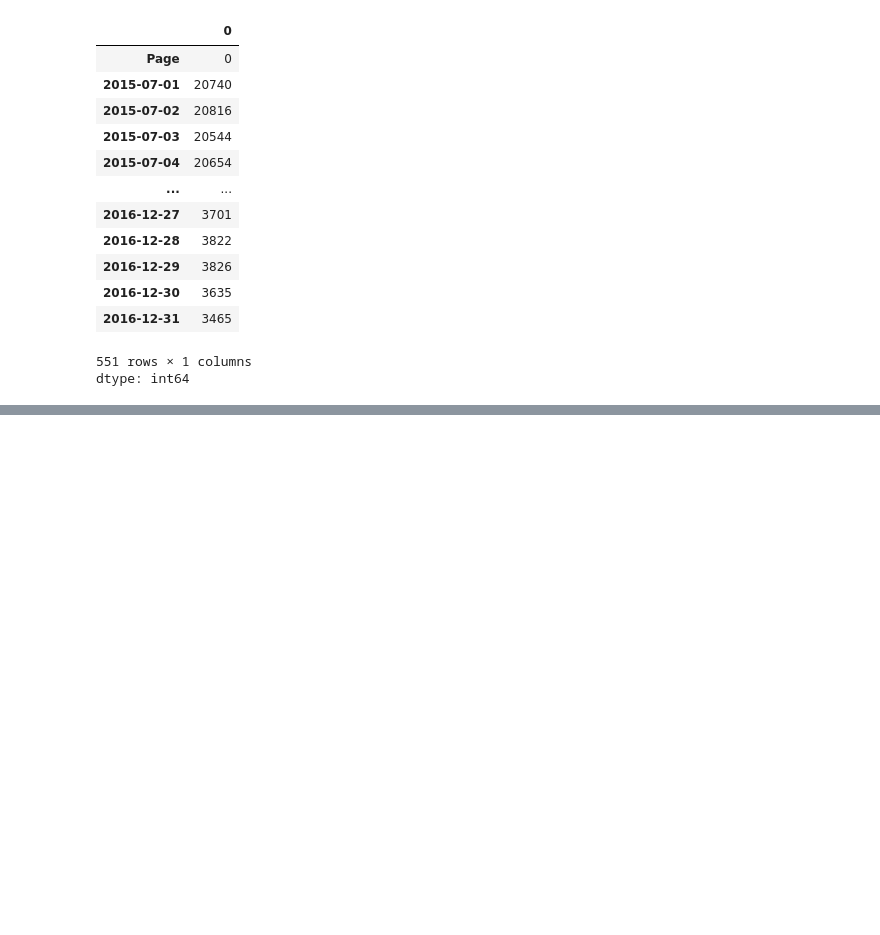
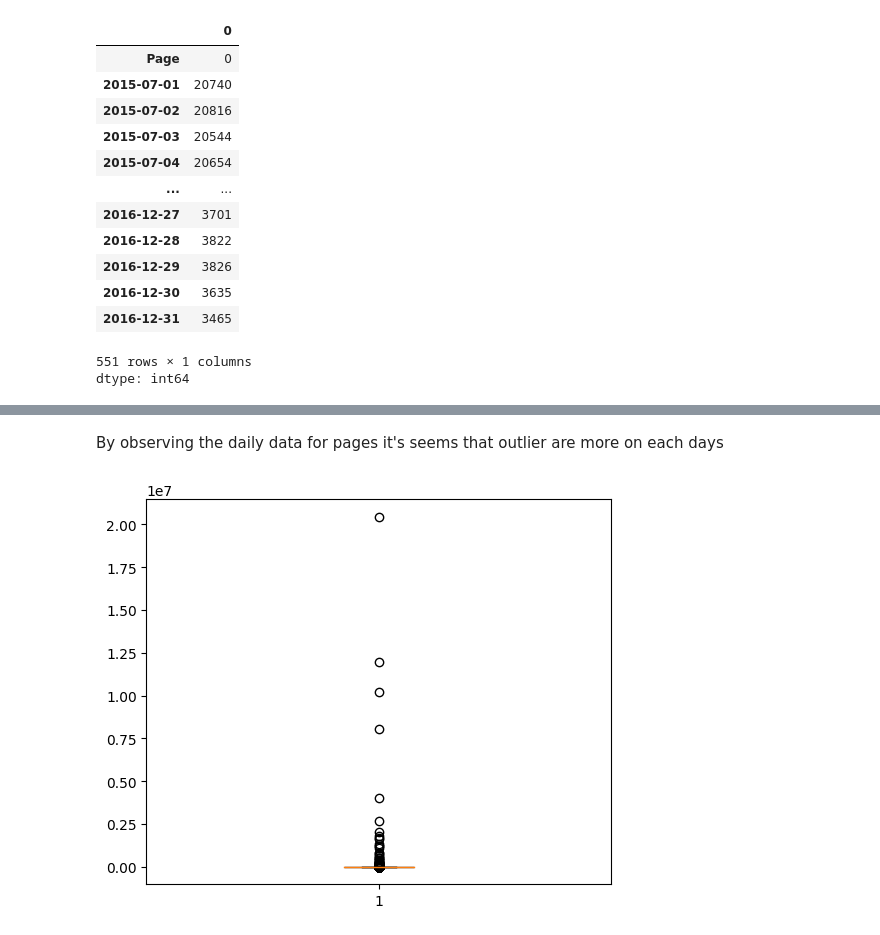
Before and after one commit to priyankakpal/Target-Analysis-Using-SQL-Tablue, a Jupyter notebook: AdEase_TimeSeries_BusinessCaseStudy.ipynb, the cells around one changed output, grey strips where cells are left out. Saved outputs shown, nothing was run; the diff lists cells and outputs as text; code cells hidden in the pictures; blank space fills up the shorter version.

```diff
--- a/AdEase_TimeSeries_BusinessCaseStudy.ipynb
+++ b/AdEase_TimeSeries_BusinessCaseStudy.ipynb
@@ -88,0 +95,6 @@ df[df['2015-07-01'].isna()]
+# %%
+df['Access_Origin']=df['Page'].str.extract(pattern)[2].str.rsplit('_',n=1).str.get(-1)
+# %%
+df['Access_Type']=df['Page'].str.extract(pattern)[2].str.rsplit('_',n=1).str.get(-2)
+# %%
+df['Title'] = df['Value'].str.rsplit('_',n=1).str.get(-2)
@@ -88,0 +103,2 @@ df[df['2015-07-01'].isna()]
+# %%
+df = df.drop(columns=['Value'])
@@ -88,0 +115,8 @@ df[df['2015-07-01'].isna()]
+# %% [markdown]
+By observing the daily data for pages it's seems that outlier are more on each days
+# %%
+plt.figure(figsize=(6, 5))
+plt.boxplot(df['2015-07-04'],patch_artist=True)
+plt.show()
+# %% [output]
+[figure, added]
```
Also changed, not shown: parts of 76 cells of this notebook.
